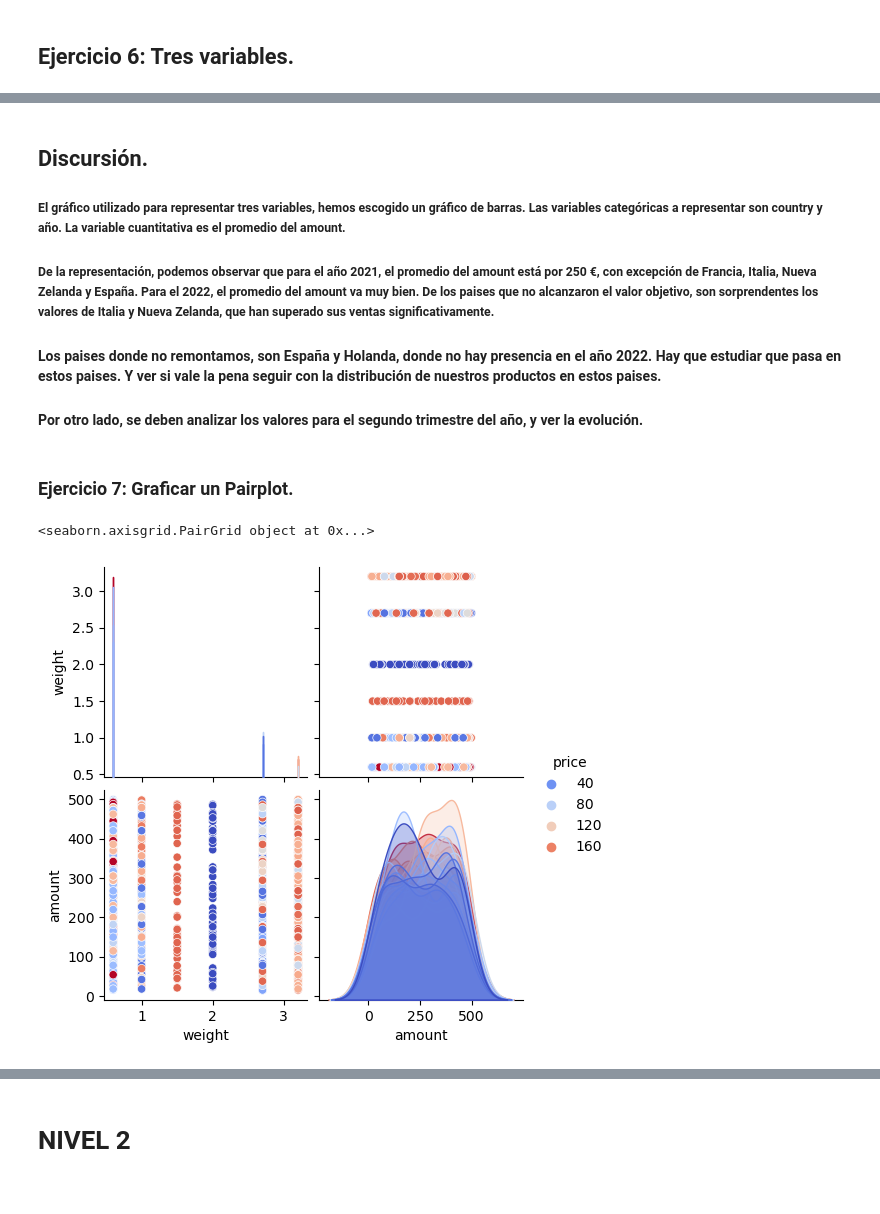
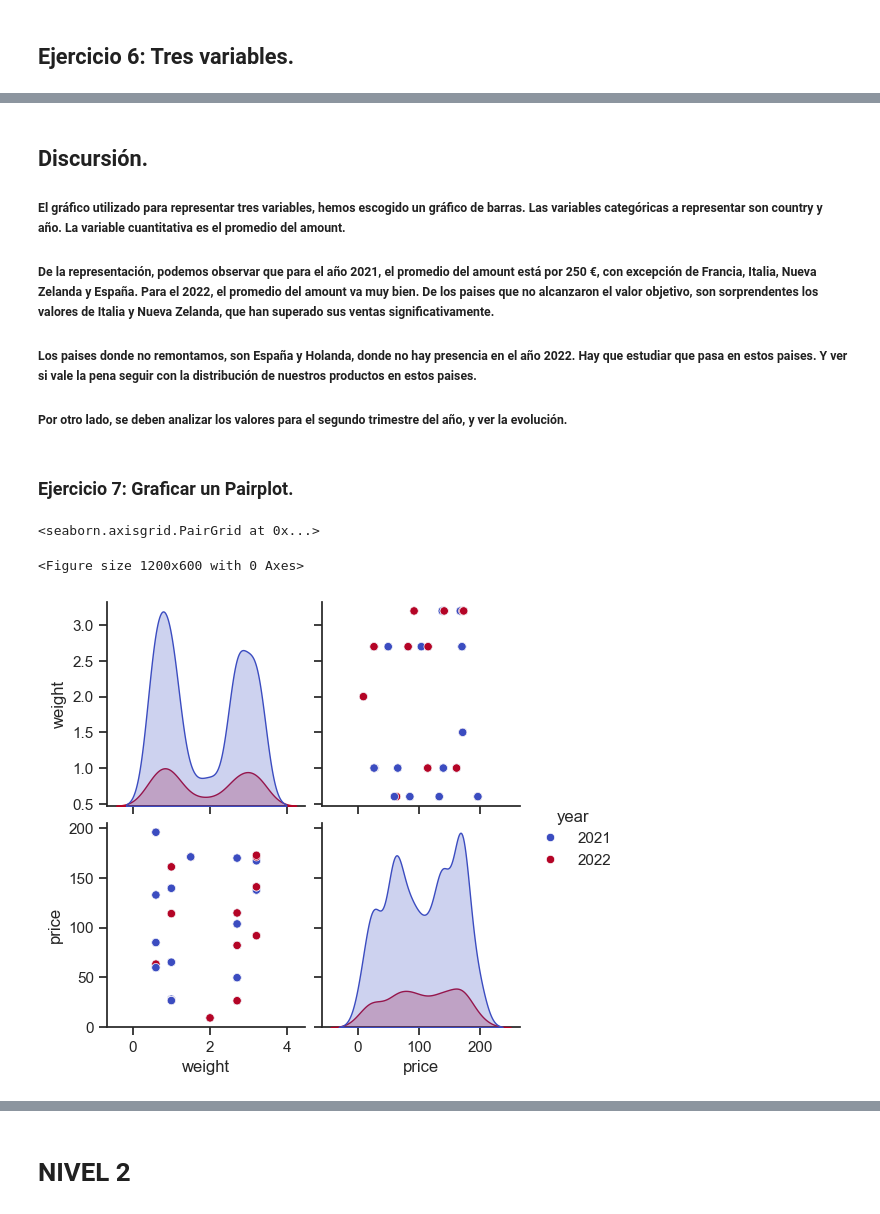
Before and after one commit to MCostal/Sprint8_1, a Jupyter notebook: Sprint8_1_entrega.ipynb, the cells around one changed output, grey strips where cells are left out. Cells and saved outputs as stored; diff of their text form; code cells hidden in the pictures.

```diff
--- a/Sprint8_1_entrega.ipynb
+++ b/Sprint8_1_entrega.ipynb
@@ -243,34 +214,32 @@ plt.show()
 
 ##### El gráfico utilizado para representar tres variables, hemos escogido un gráfico de barras. Las variables categóricas a representar son country y año. La variable cuantitativa es el promedio del amount.
 ##### De la representación, podemos observar que para el año 2021, el promedio del amount está por 250 €, con excepción de Francia, Italia, Nueva Zelanda y España. Para el 2022, el promedio del amount va muy bien. De los paises que no alcanzaron el valor objetivo, son sorprendentes los valores de Italia y Nueva Zelanda, que han superado sus ventas significativamente.
-#### Los paises donde no remontamos, son España y Holanda, donde no hay presencia en el año 2022. Hay que estudiar que pasa en estos paises. Y ver si vale la pena seguir con la distribución de nuestros productos en estos paises.
-#### Por otro lado, se deben analizar los valores para el segundo trimestre del año, y ver la evolución.
+##### Los paises donde no remontamos, son España y Holanda, donde no hay presencia en el año 2022. Hay que estudiar que pasa en estos paises. Y ver si vale la pena seguir con la distribución de nuestros productos en estos paises.
+##### Por otro lado, se deben analizar los valores para el segundo trimestre del año, y ver la evolución.
 # %% [markdown]
 ### Ejercicio 7: Graficar un Pairplot.
 # %%
-import pandas as pd
-import matplotlib.pyplot as plt
-import seaborn as sns
-
 # Selección de datos
 productos = 'SELECT * FROM products;'
 transactions = 'SELECT * FROM transactions;'
 tiquets = 'SELECT * FROM tiquets'
 df_productos = pd.read_sql(productos, operaciones)
 df_transacciones = pd.read_sql(transactions, operaciones)
 df_tiquets = pd.read_sql(tiquets, operaciones)
 df_tiquets['product'] = df_tiquets['product'].astype(int)
 df_productos['id'] = df_productos['id'].astype(int)
 df_product_tiquets = df_tiquets.join(df_productos.set_index('id'), on = 'product')
 df_final = df_transacciones.join(df_product_tiquets.set_index('id'), on = "id")
-df_data7 = df_final[['weight', 'price', 'amount']]
+df_final['year'] = df_final['dia_hora'].dt.year
+df_data7 = df_final[['weight', 'price', 'year']]
 
 # crear gráfico
-grafica = sns.pairplot(df_data7, hue = 'price', palette = 'coolwarm')
-print(grafica)
+plt.figure(figsize = (12,6))
+sns.pairplot(df_data7, hue = 'year', palette = 'coolwarm')
 # %% [output]
-<seaborn.axisgrid.PairGrid object at 0x...>
+<seaborn.axisgrid.PairGrid at 0x...>
+<Figure size 1200x600 with 0 Axes>
-[figure, old version]
+[figure, new version]
 # %% [markdown]
 ## Discursión.
 
```
Also changed, not shown: parts of 23 cells of this notebook.
